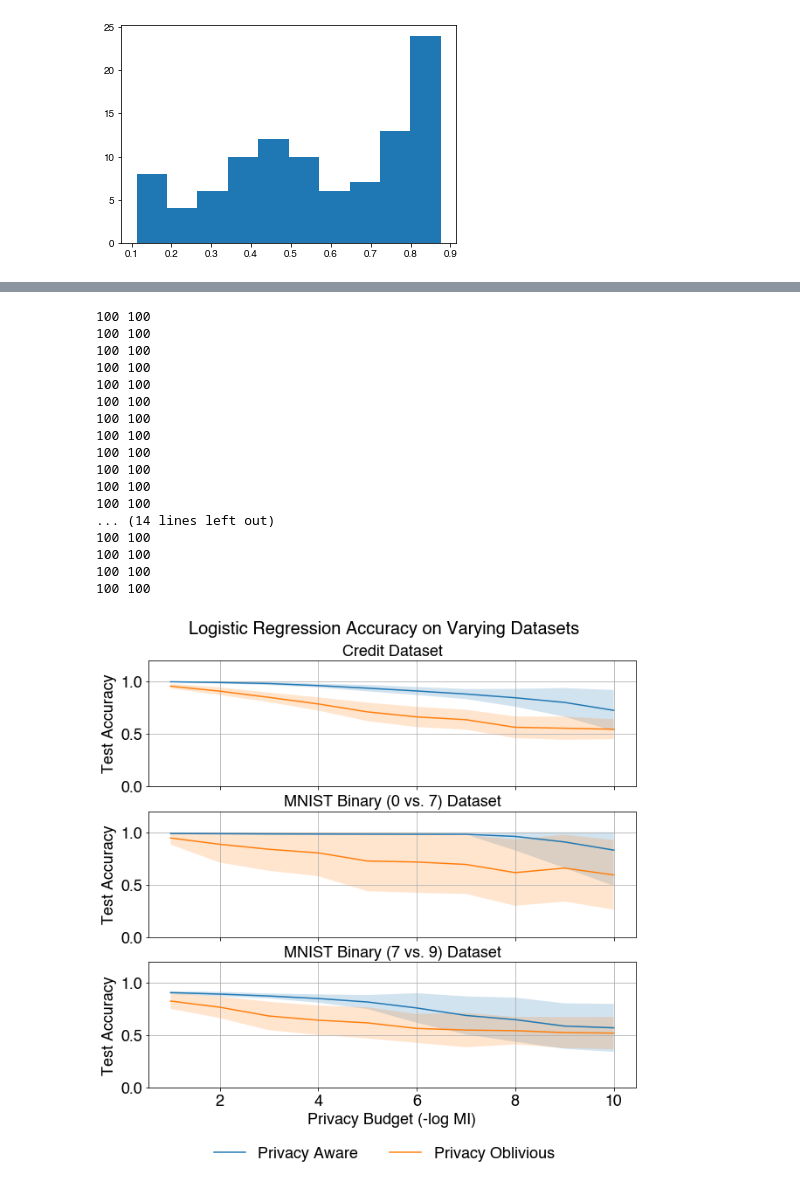
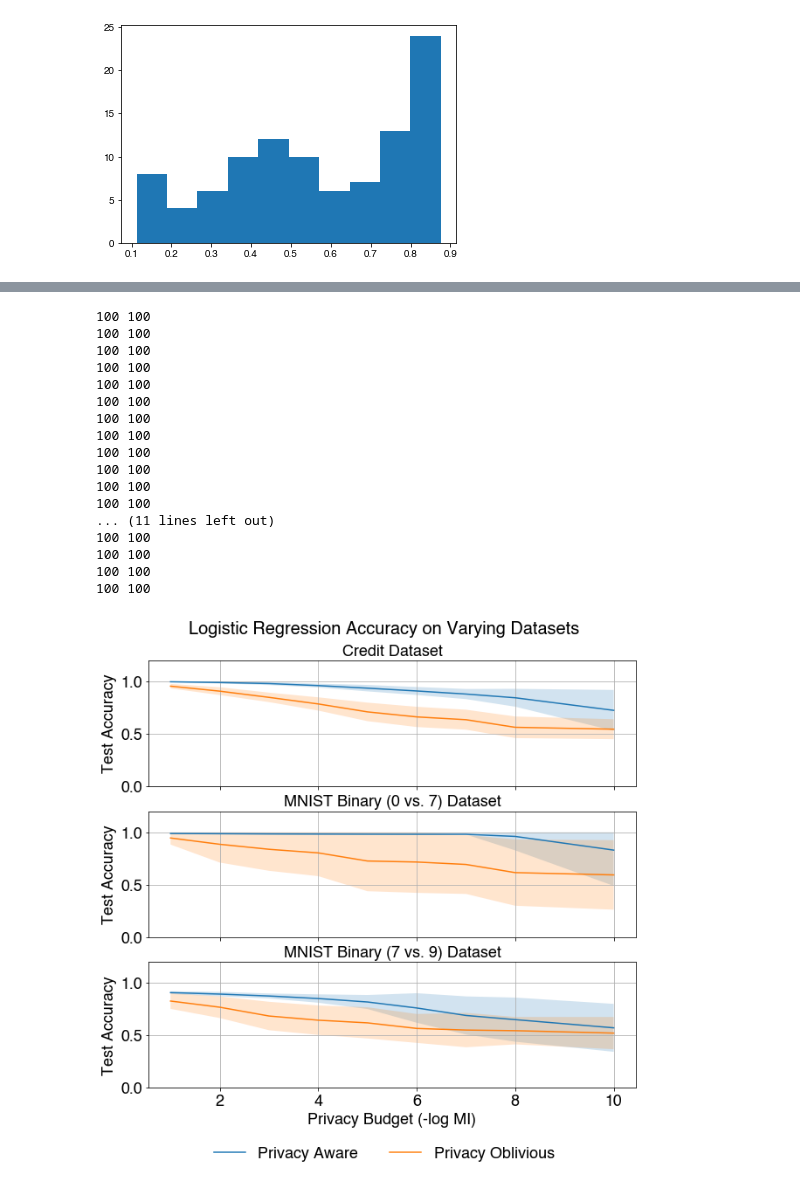
Before and after one commit to mayuri95/designing_for_privacy, a Jupyter notebook: pac_private_gd/gd_accs.ipynb, the cells around one changed output, grey strips where cells are left out. Cells and saved outputs as stored; diff of their text form; code cells hidden in the pictures.

```diff
--- a/pac_private_gd/gd_accs.ipynb
+++ b/pac_private_gd/gd_accs.ipynb
@@ -32,6 +32,8 @@ tmp = pickle.load(open(f'results/{dataset}_data_budget=1024.pkl', 'rb'))
 def get_all_mses(dataset, e0, budgets):
     mses = {}
     for ind in range(len(budgets)):
+        if budgets[ind] == 512:
+            continue
         try:
             tmp = pickle.load(open(f'results/{dataset}_data_budget={int(budgets[ind])}.pkl', 'rb'))
             mses[int(budgets[ind])] = ([k[0] for k in tmp[e0][False]], [k[0] for k in tmp[e0][True]])
@@ -81,6 +83,8 @@ for data_ind, data in enumerate(['credit', 'mnist_0_vs_7', 'mnist_7_vs_9']):
     priv_obl_bands = []
 
     for i, c in enumerate(budget_range):
+        if budget_range[i] == 512:
+            continue
         xs.append(labels[i])
 
         aware_std = np.std(mses[c][1], ddof=1)
@@ -126,32 +130,32 @@ ax.set_xlabel("Privacy Budget (-log MI)", fontsize=18)
 
 leg=fig.legend(
     handles=global_handles,
     labels=global_labels,
     ncol = 4,
     bbox_to_anchor=(0.5, -0.03),
     loc='lower center',
     fontsize=18,
     frameon=False
 )
 title = fig.suptitle("Logistic Regression Accuracy on Varying Datasets", fontsize=20, fontweight="bold", y=0.95)
 fig.canvas.draw()
 fig.savefig("../figs/gd_exact_accs.pdf", bbox_inches="tight", bbox_extra_artists=(leg, title), pad_inches=0.04)
 # %% [output]
 100 100
 100 100
 100 100
 100 100
 100 100
 100 100
 100 100
 100 100
 100 100
 100 100
 100 100
 100 100
-... (14 lines left out)
+... (11 lines left out)
 100 100
 100 100
 100 100
 100 100
-[figure, old version]
+[figure, new version]
```
Also changed, not shown: parts of 16 cells of this notebook, 1 other file.
